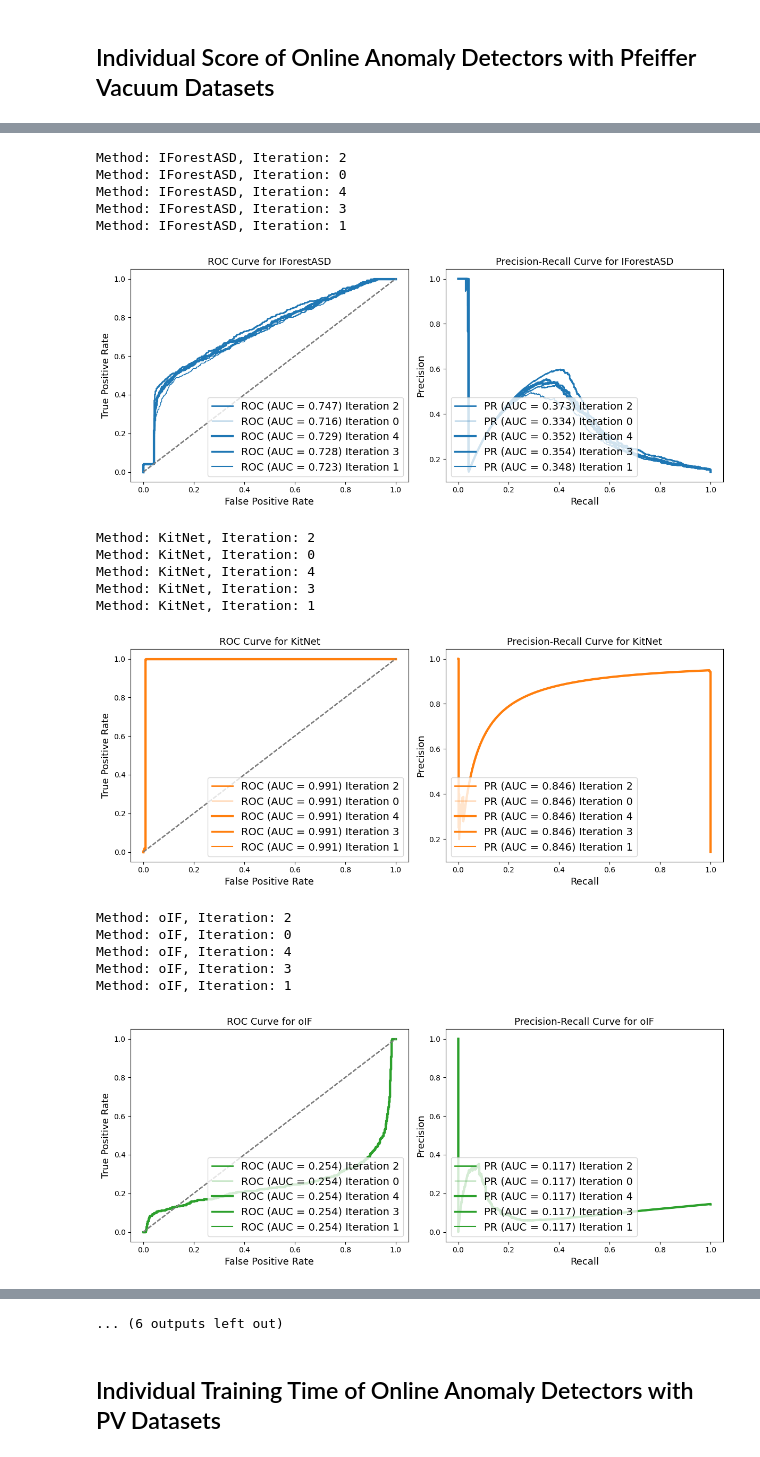
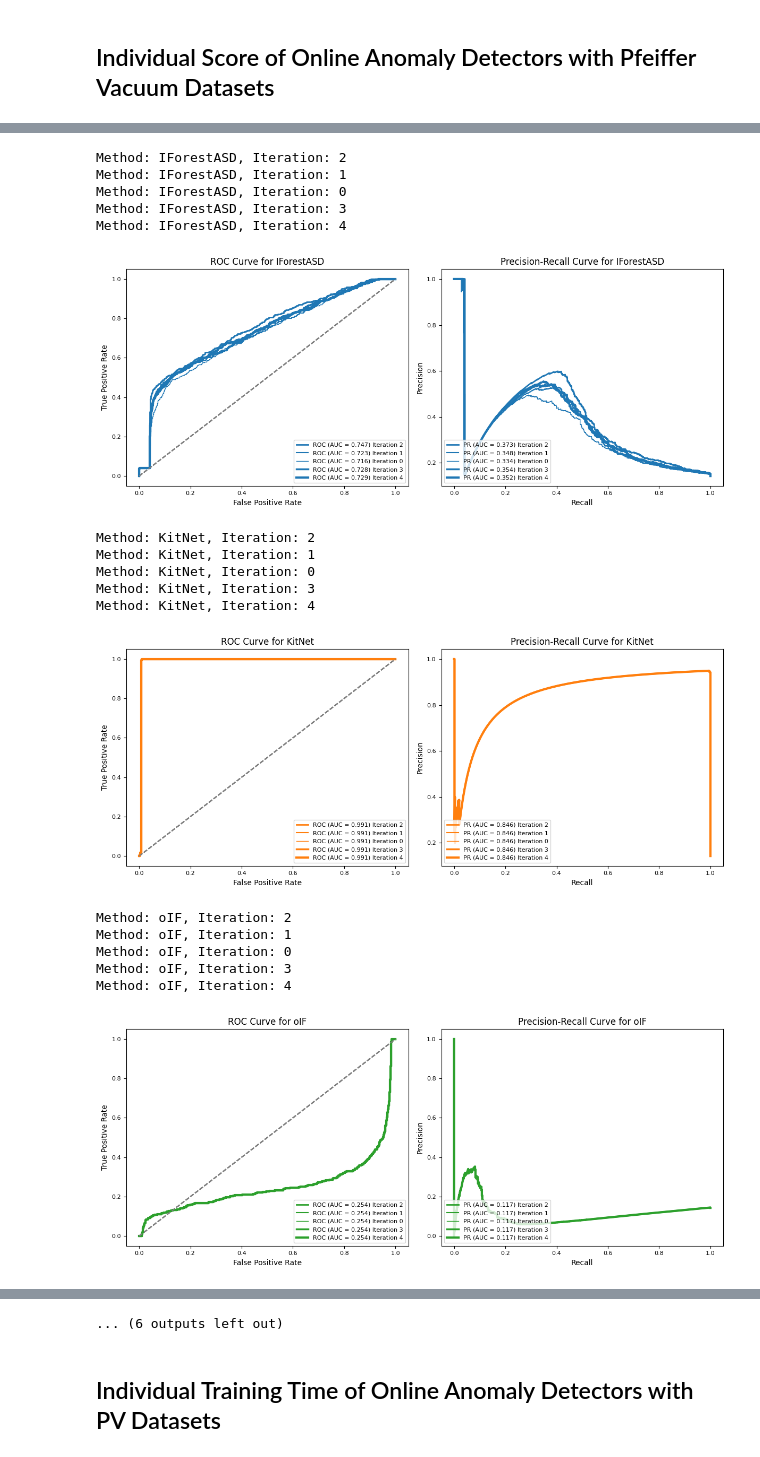
Before and after one commit to nirojasva/spectral-benchmark, a Jupyter notebook: notebooks/3_AD_Original_Sources (Online).ipynb, the cells around one changed output, grey strips where cells are left out. Drawn from its saved outputs; the diff is of its cells as text; code cells hidden in the pictures.

```diff
--- a/notebooks/3_AD_Original_Sources (Online).ipynb
+++ b/notebooks/3_AD_Original_Sources (Online).ipynb
@@ -5,6 +5,17 @@ import pandas as pd
 import numpy as np
 import sys
 import matplotlib.pyplot as plt
+import itertools
+params = {
+    'font.size': 10,
+    'axes.labelsize': 10,
+    'xtick.labelsize': 8,
+    'ytick.labelsize': 8,
+    'legend.fontsize': 8,
+    'figure.titlesize': 12
+}
+plt.rcParams.update(params)
+
 from pathlib import Path
 
 import matplotlib.cm as cm
@@ -248,9 +274,9 @@ for m, color in zip(methods, color_list):
     )
 
     # Set labels and title for the first y-axis
-    ax1.set_xlabel('Time', fontsize=FONTSIZE_SEC)
-    ax1.set_ylabel('Average Score in Time', fontsize=FONTSIZE_SEC)
-    ax1.set_title(f"Method {m} Score", fontsize=FONTSIZE_SEC)
+    ax1.set_xlabel('Time')
+    ax1.set_ylabel('Average Score in Time')
+    ax1.set_title(f"Method {m} Score")
 
     # Create a second y-axis
     ax2 = ax1.twinx()
@@ -265,22 +291,22 @@ for m, color in zip(methods, color_list):
     )
 
     # Set label for the second y-axis
-    ax2.set_ylabel('Ground Truth', fontsize=FONTSIZE_SEC)
+    ax2.set_ylabel('Ground Truth')
 
     # Adjust the second y-axis range (this is the key part to scale it visually)
     ax2.set_ylim(0, 1.01)  # Scale the ground truth values down (50% here)
 
     # Add legends and grid
-    ax1.legend(loc='upper left', fontsize=FONTSIZE_MAIN)
-    ax2.legend(loc='upper right', fontsize=FONTSIZE_MAIN)
+    ax1.legend(loc='upper left')
+    ax2.legend(loc='upper right')
     ax1.grid(False)  # Remove gridlines
 
     # Format the x-axis to show only the hours
     ax1.xaxis.set_major_formatter(mdates.DateFormatter('%H:%M'))
     # Improve layout and display
-    ax1.tick_params(axis='x', labelsize=FONTSIZE_MAIN)  # larger x-axis labels
+    ax1.tick_params(axis='x')  # larger x-axis labels
 
-    plt.xticks(rotation=45, fontsize=FONTSIZE_MAIN)
+    plt.xticks(rotation=45)
     plt.tight_layout()
 
     # Save the plot
@@ -319,51 +345,51 @@ for m, color in zip(methods, color_list):
         fpr, tpr, _ = roc_curve(y_true, y_scores)
         roc_auc = auc(fpr, tpr)
 
         # Compute Precision-Recall curve and AUC
         precision, recall, _ = precision_recall_curve(y_true, y_scores)
         pr_auc = auc(recall, precision)
 
 
 
         plt.subplot(1, 2, 1)
         plt.plot(fpr, tpr, color=color, lw=1 + i * 0.5, label=f'ROC (AUC = {roc_auc:.3f}) Iteration {i}')
 
 
         plt.plot([0, 1], [0, 1], color='gray', linestyle='--')
-        plt.xlabel('False Positive Rate', fontsize=FONTSIZE_SEC)
-        plt.ylabel('True Positive Rate', fontsize=FONTSIZE_SEC)
-        plt.title(f'ROC Curve for {m}', fontsize=FONTSIZE_SEC)
-        plt.legend(loc='lower right', fontsize=FONTSIZE_MAIN)
+        plt.xlabel('False Positive Rate')
+        plt.ylabel('True Positive Rate')
+        plt.title(f'ROC Curve for {m}')
+        plt.legend(loc='lower right')
 
         # Plot Precision-Recall Curve
         plt.subplot(1, 2, 2)
         plt.plot(recall, precision, color=color, lw=1 + i * 0.5, label=f'PR (AUC = {pr_auc:.3f}) Iteration {i}')
 
 
-        plt.xlabel('Recall', fontsize=FONTSIZE_SEC)
-        plt.ylabel('Precision', fontsize=FONTSIZE_SEC)
-        plt.title(f'Precision-Recall Curve for {m}', fontsize=FONTSIZE_SEC)
-        plt.legend(loc='lower left', fontsize=FONTSIZE_MAIN)
+        plt.xlabel('Recall')
+        plt.ylabel('Precision')
+        plt.title(f'Precision-Recall Curve for {m}')
+        plt.legend(loc='lower left')
 
         plt.tight_layout()
     plt.show()
 # %% [output]
 Method: IForestASD, Iteration: 2
+Method: IForestASD, Iteration: 1
 Method: IForestASD, Iteration: 0
+Method: IForestASD, Iteration: 3
 Method: IForestASD, Iteration: 4
-Method: IForestASD, Iteration: 3
-Method: IForestASD, Iteration: 1
-[figure, old version]
+[figure, new version]
 Method: KitNet, Iteration: 2
+Method: KitNet, Iteration: 1
 Method: KitNet, Iteration: 0
+Method: KitNet, Iteration: 3
 Method: KitNet, Iteration: 4
-Method: KitNet, Iteration: 3
-Method: KitNet, Iteration: 1
-[figure, old version]
+[figure, new version]
 Method: oIF, Iteration: 2
+Method: oIF, Iteration: 1
 Method: oIF, Iteration: 0
+Method: oIF, Iteration: 3
 Method: oIF, Iteration: 4
-Method: oIF, Iteration: 3
-Method: oIF, Iteration: 1
-[figure, old version]
+[figure, new version]
 Method: RobustRandomCutForest, Iteration: 2
```
Also changed, not shown: parts of 11 cells of this notebook, 23 other files.
